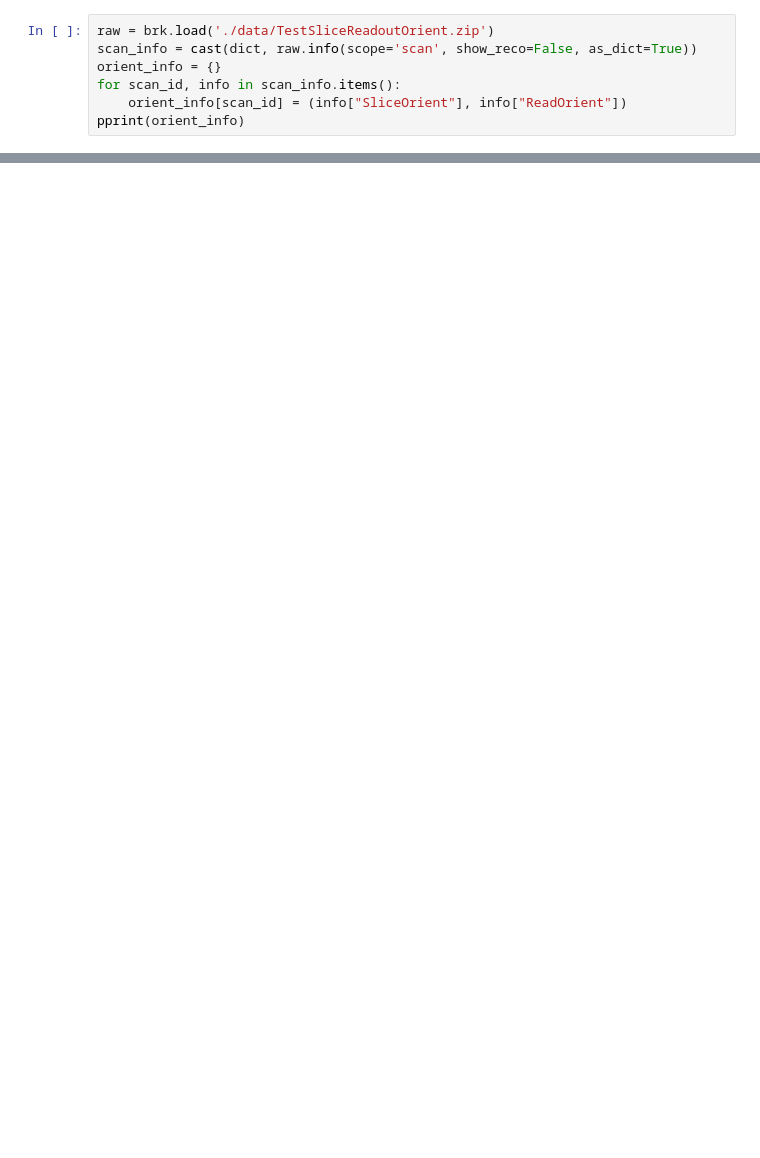
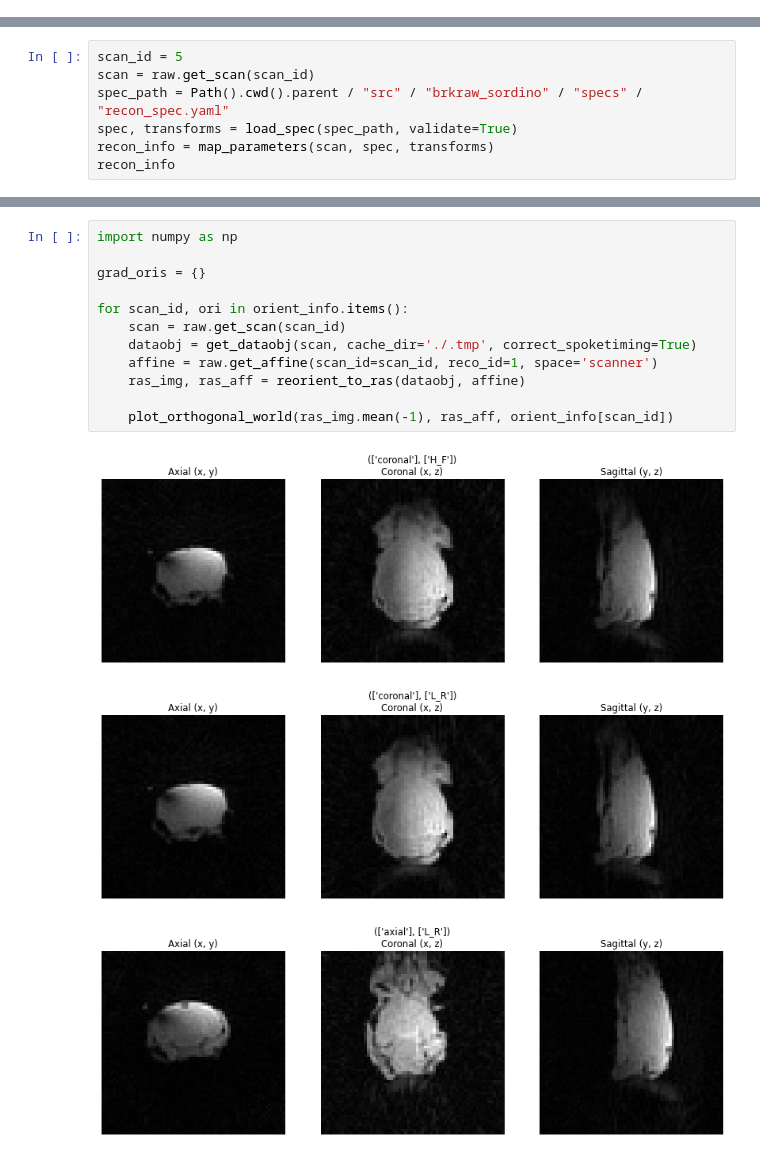
Before and after one commit to dvm-shlee/brkraw-sordino, a Jupyter notebook: notebooks/orientation.ipynb, the cells around one changed output, grey strips where cells are left out. Cells and saved outputs as stored; diff of their text form; blank space fills up the shorter version.

Commit message:
refactor: update sordino flow, add bep assets

```diff
--- a/notebooks/orientation.ipynb
+++ b/notebooks/orientation.ipynb
@@ -67,10 +86,3 @@ def plot_orthogonal_world(dataobj, affine, title):
 
     fig.suptitle(title)
     plt.tight_layout()
-# %%
-raw = brk.load('./data/TestSliceReadoutOrient.zip')
-scan_info = cast(dict, raw.info(scope='scan', show_reco=False, as_dict=True))
-orient_info = {}
-for scan_id, info in scan_info.items():
-    orient_info[scan_id] = (info["SliceOrient"], info["ReadOrient"])
-pprint(orient_info)
@@ -83,0 +117,7 @@ pprint(orient_info)
+# %%
+scan_id = 5
+scan = raw.get_scan(scan_id)
+spec_path = Path().cwd().parent / "src" / "brkraw_sordino" / "specs" / "recon_spec.yaml"
+spec, transforms = load_spec(spec_path, validate=True)
+recon_info = map_parameters(scan, spec, transforms)
+recon_info
@@ -83,0 +143,16 @@ pprint(orient_info)
+# %%
+import numpy as np
+
+grad_oris = {}
+
+for scan_id, ori in orient_info.items():
+    scan = raw.get_scan(scan_id)
+    dataobj = get_dataobj(scan, cache_dir='./.tmp', correct_spoketiming=True)
+    affine = raw.get_affine(scan_id=scan_id, reco_id=1, space='scanner')
+    ras_img, ras_aff = reorient_to_ras(dataobj, affine)
+
+    plot_orthogonal_world(ras_img.mean(-1), ras_aff, orient_info[scan_id])
+# %% [output]
+[figure, added]
+[figure, added]
+[figure, added]
```
Also changed, not shown: parts of 7 cells of this notebook, 20 other files.
